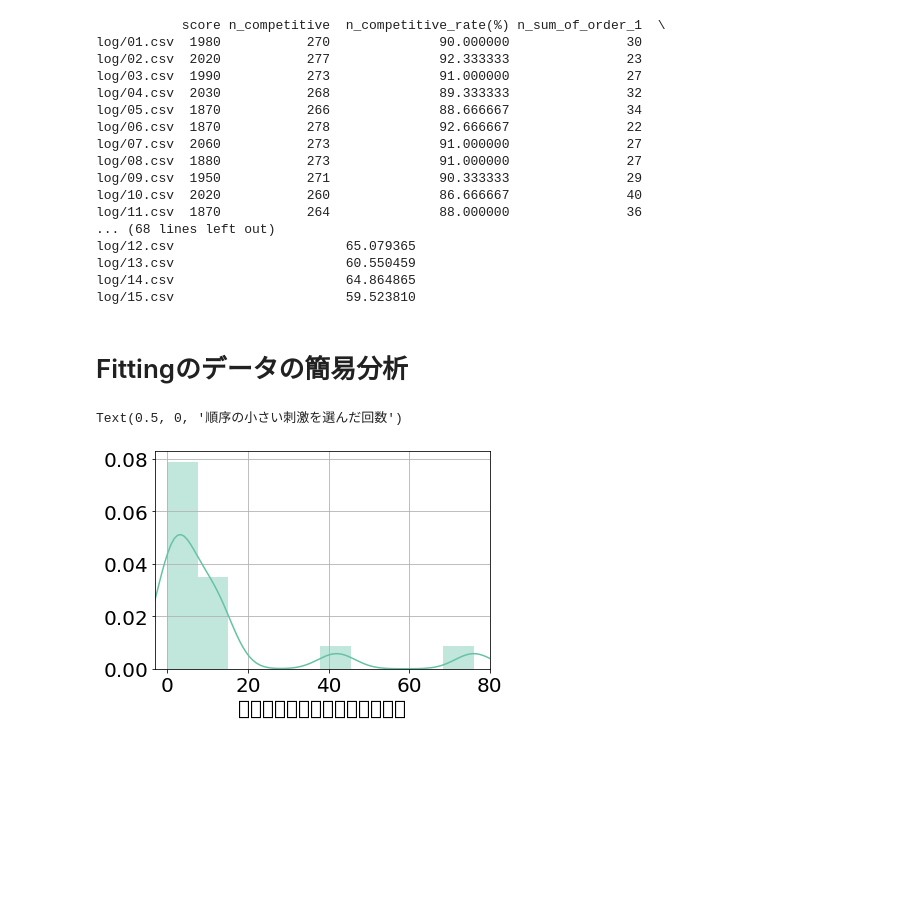
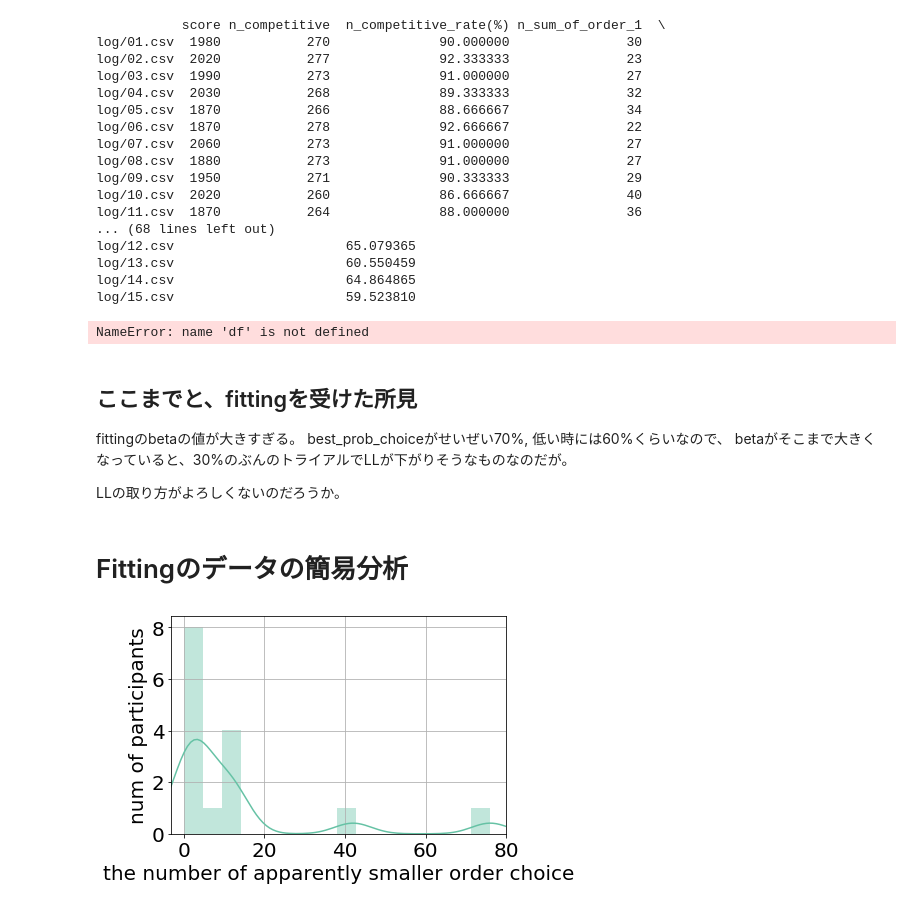
Before and after one commit to crests/multidimensional_learning, a Jupyter notebook: modelTesting/init_anal.ipynb, the cells around one changed output. Saved outputs shown, nothing was run; the diff lists cells and outputs as text; code cells hidden in the pictures; blank space fills up the shorter version.

```diff
--- a/modelTesting/init_anal.ipynb
+++ b/modelTesting/init_anal.ipynb
@@ -222,4 +245,6 @@ log/13.csv                      60.550459
 log/14.csv                      64.864865
 log/15.csv                      59.523810
 # %%
-df.to_csv("init_anal.csv")
+#df.to_csv("init_anal.csv")
+# %% [output]
+NameError: name 'df' is not defined
@@ -233,13 +251,21 @@ LLの取り方がよろしくないのだろうか。
+# %% [markdown]
+## ここまでと、fittingを受けた所見
+fittingのbetaの値が大きすぎる。
+best_prob_choiceがせいぜい70%, 低い時には60%くらいなので、
+betaがそこまで大きくなっていると、30%のぶんのトライアルでLLが下がりそうなものなのだが。
+
+LLの取り方がよろしくないのだろうか。
 # %% [markdown]
 # Fittingのデータの簡易分析
-# %%
-df = pd.read_csv('init_anal.csv')
-sns.distplot(df.inferior_choice)
-plt.xlim([-3,80])
-plt.grid()
-plt.rcParams["font.family"] = "IPAexGothic"
-
-plt.xlabel('')  # 順序の小さい刺激を選んだ回数
-# %% [output]
-Text(0.5, 0, '順序の小さい刺激を選んだ回数')
-[figure, removed]
+# %%
+# 順序の小さい刺激を選んだ回数
+df = pd.read_csv('init_anal.csv')
+sns.distplot(df.inferior_choice,hist_kws={'align':'mid','density':True}, bins=16)
+plt.yticks([0,.028,.056,.084,.112], ["0","2","4","6","8"])
+
+plt.xlim([-3,80])
+plt.ylabel('num of participants')
+plt.xlabel('the number of apparently smaller order choice')
+plt.grid()
+# %% [output]
+[figure, added]
```
Also changed, not shown: parts of 6 cells of this notebook, 14 other files.
